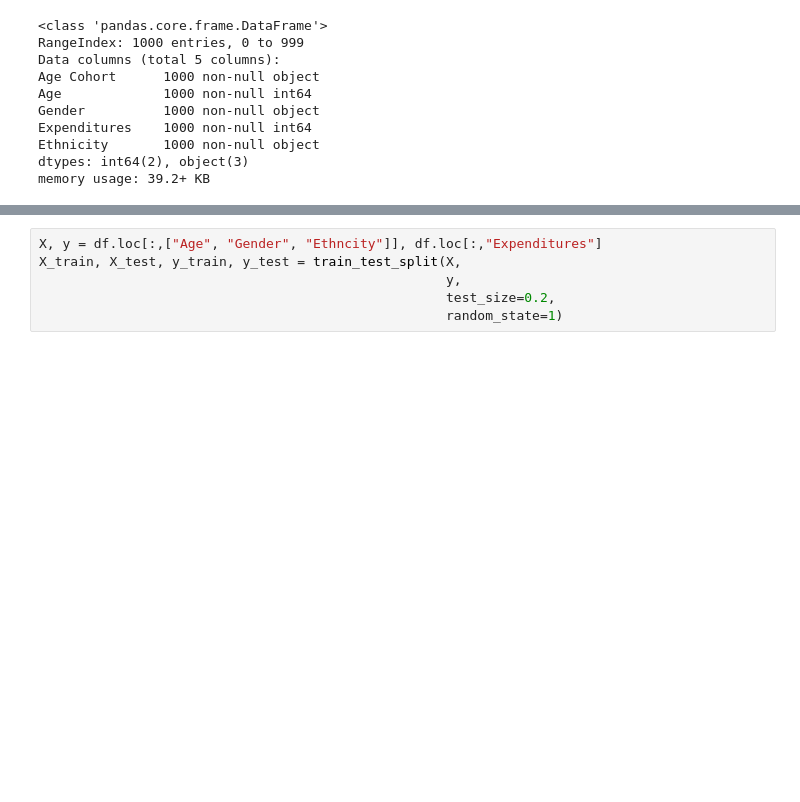
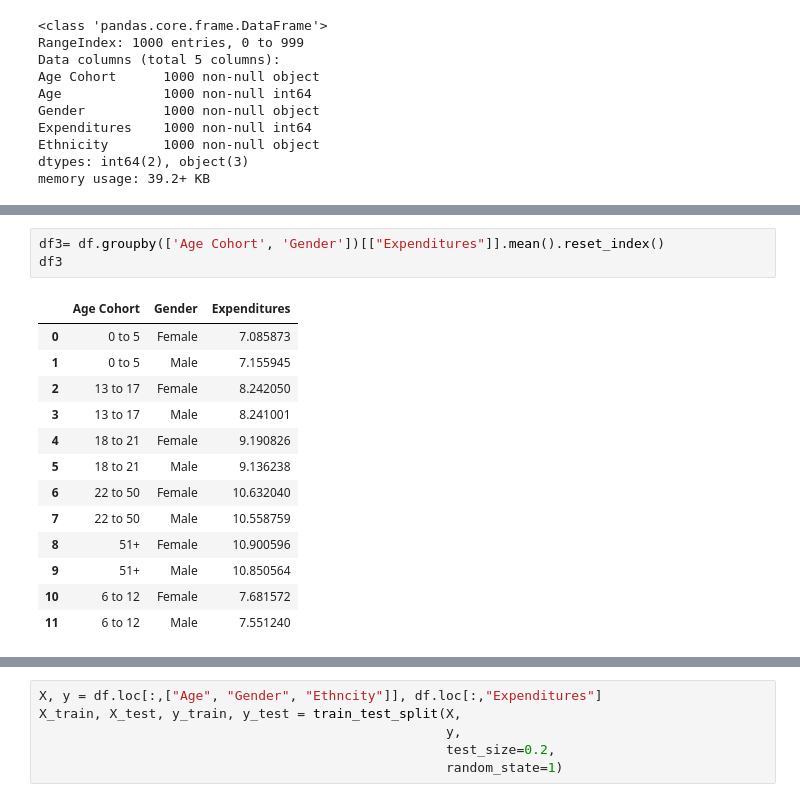
Before and after one commit to SaloniSaini02/Structural_AI_example, a Jupyter notebook: example_notebook.ipynb, the cells around one changed output, grey strips where cells are left out. Saved outputs shown, nothing was run; the diff lists cells and outputs as text; blank space fills up the shorter version.

```diff
--- a/example_notebook.ipynb
+++ b/example_notebook.ipynb
@@ -297,0 +203,17 @@ memory usage: 39.2+ KB
+# %%
+df3= df.groupby(['Age Cohort', 'Gender'])[["Expenditures"]].mean().reset_index()
+df3
+# %% [output]
+|  | Age Cohort | Gender | Expenditures |
+| 0 | 0 to 5 | Female | 7.085873 |
+| 1 | 0 to 5 | Male | 7.155945 |
+| 2 | 13 to 17 | Female | 8.242050 |
+| 3 | 13 to 17 | Male | 8.241001 |
+| 4 | 18 to 21 | Female | 9.190826 |
+| 5 | 18 to 21 | Male | 9.136238 |
+| 6 | 22 to 50 | Female | 10.632040 |
+| 7 | 22 to 50 | Male | 10.558759 |
+| 8 | 51+ | Female | 10.900596 |
+| 9 | 51+ | Male | 10.850564 |
+| 10 | 6 to 12 | Female | 7.681572 |
+| 11 | 6 to 12 | Male | 7.551240 |
```
Also changed, not shown: parts of 44 cells of this notebook, 1 other file.
